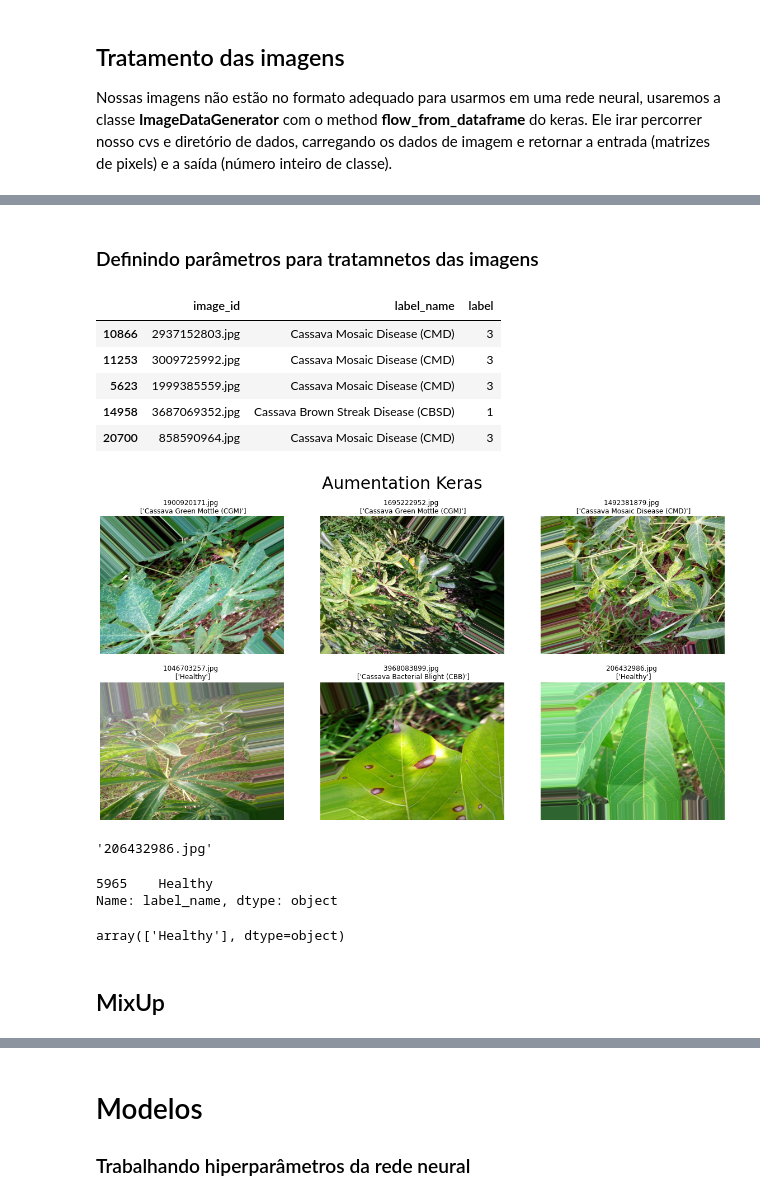
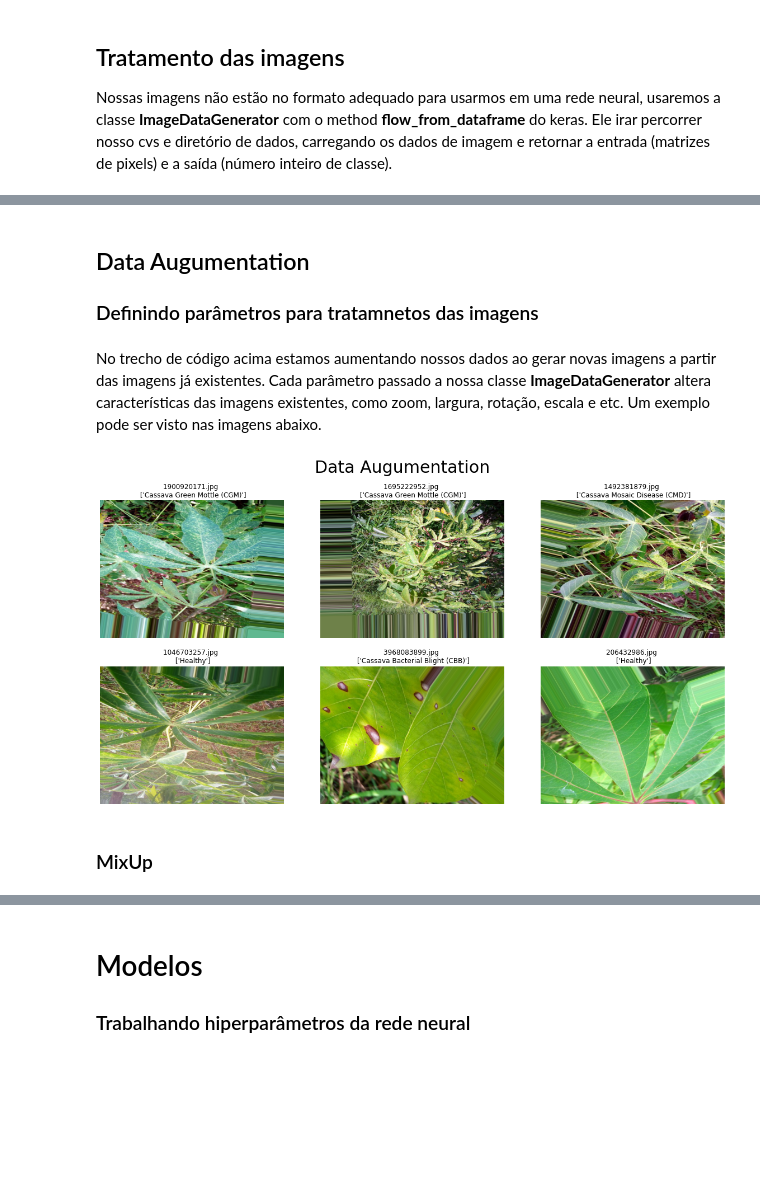
Before and after one commit to houstonsantos/CassavaLeafDisease, a Jupyter notebook: CassavaLeafDisease.ipynb, the cells around one changed output, grey strips where cells are left out. Cells and saved outputs as stored; diff of their text form; code cells hidden in the pictures; blank space fills up the shorter version.

```diff
--- a/CassavaLeafDisease.ipynb
+++ b/CassavaLeafDisease.ipynb
@@ -120,4 +124,5 @@ Nossas imagens não estão no formato adequado para usarmos em uma rede neural,
 # %% [markdown]
+## Data Augumentation
 ### Definindo parâmetros para tratamnetos das imagens
 # %%
 train_generator = ImageDataGenerator(
@@ -136,46 +141,25 @@ train_generator = ImageDataGenerator(
 test_generator = ImageDataGenerator(
     preprocessing_function = tf.keras.applications.efficientnet.preprocess_input
 )
-# %%
-train.head()
-# %% [output]
-|  | image_id | label_name | label |
-| 10866 | 2937152803.jpg | Cassava Mosaic Disease (CMD) | 3 |
-| 11253 | 3009725992.jpg | Cassava Mosaic Disease (CMD) | 3 |
-| 5623 | 1999385559.jpg | Cassava Mosaic Disease (CMD) | 3 |
-| 14958 | 3687069352.jpg | Cassava Brown Streak Disease (CBSD) | 1 |
-| 20700 | 858590964.jpg | Cassava Mosaic Disease (CMD) | 3 |
+# %% [markdown]
+No trecho de código acima estamos aumentando nossos dados ao gerar novas imagens a partir das imagens já existentes. Cada parâmetro passado a nossa classe **ImageDataGenerator** altera características das imagens existentes, como zoom, largura, rotação, escala e etc. Um exemplo pode ser visto nas imagens abaixo.
 # %%
 # Plotando imagens com aumento usando ImageDataGenerator do keras
 train_path = os.listdir(TRAIN_PATH)
 count = 0
 
 plt.figure(figsize = (20, 10))
 for i in train_path:
     img = imread(TRAIN_PATH + i)
     plt.subplot(2, 3, count + 1)
-    plt.suptitle("Aumentation Keras", fontsize = 30)
+    plt.suptitle("Data Augumentation", fontsize = 30)
     plt.imshow(train_generator.random_transform(img))
     plt.title(f"{i} \n {data.loc[data.image_id == i, 'label_name'].values}")
     plt.axis('off')
     count += 1
     if(count == 6):
         break
 # %% [output]
-[figure, old version]
+[figure, new version]
-# %%
-i
-# %% [output]
-'206432986.jpg'
-# %%
-t = data.loc[data.image_id == i, 'label_name']
-t
-# %% [output]
-5965    Healthy
-Name: label_name, dtype: object
-# %%
-t.values
-# %% [output]
-array(['Healthy'], dtype=object)
 # %% [markdown]
-## MixUp
+### MixUp
```
Also changed, not shown: parts of 11 cells of this notebook, 2 other files.
